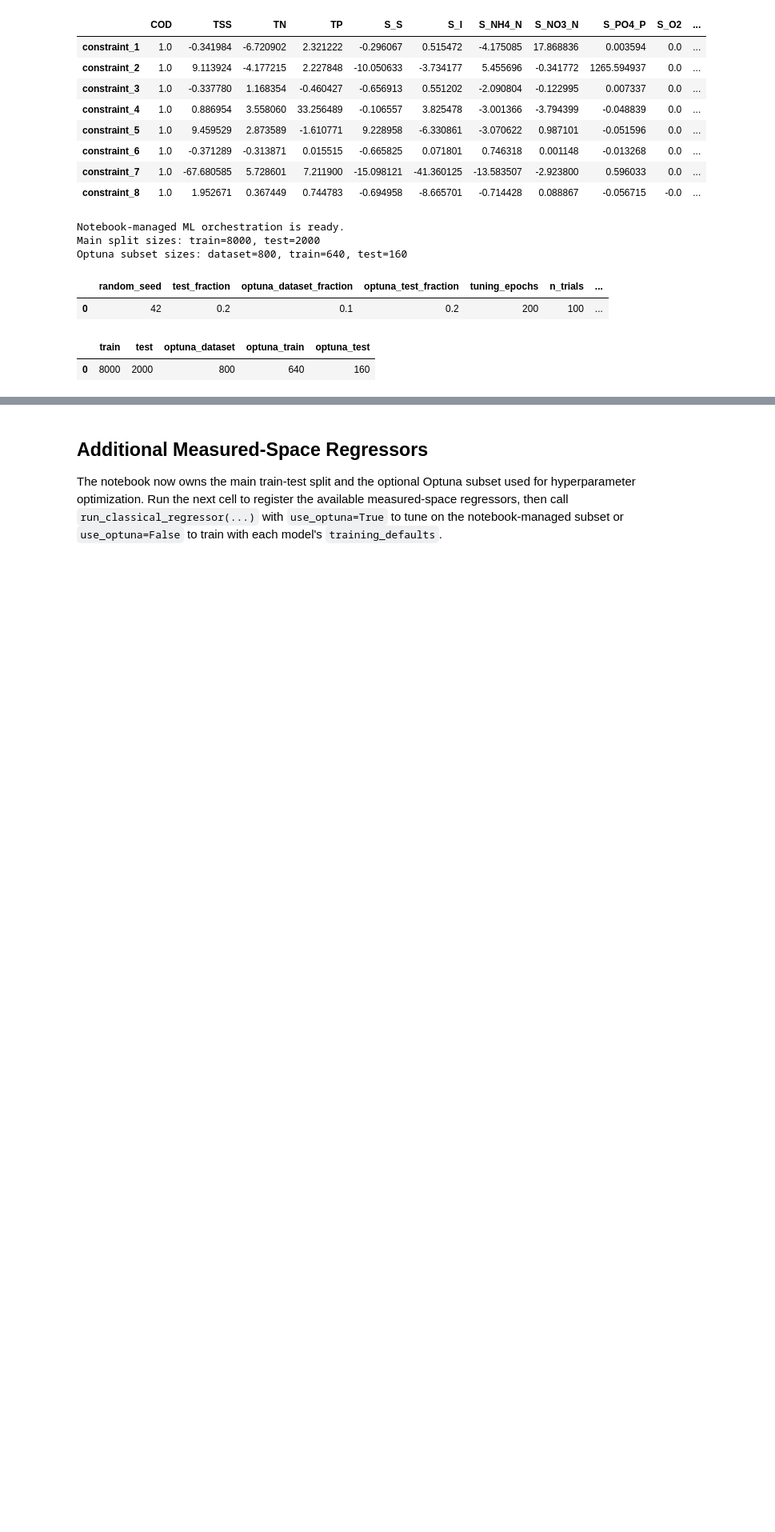
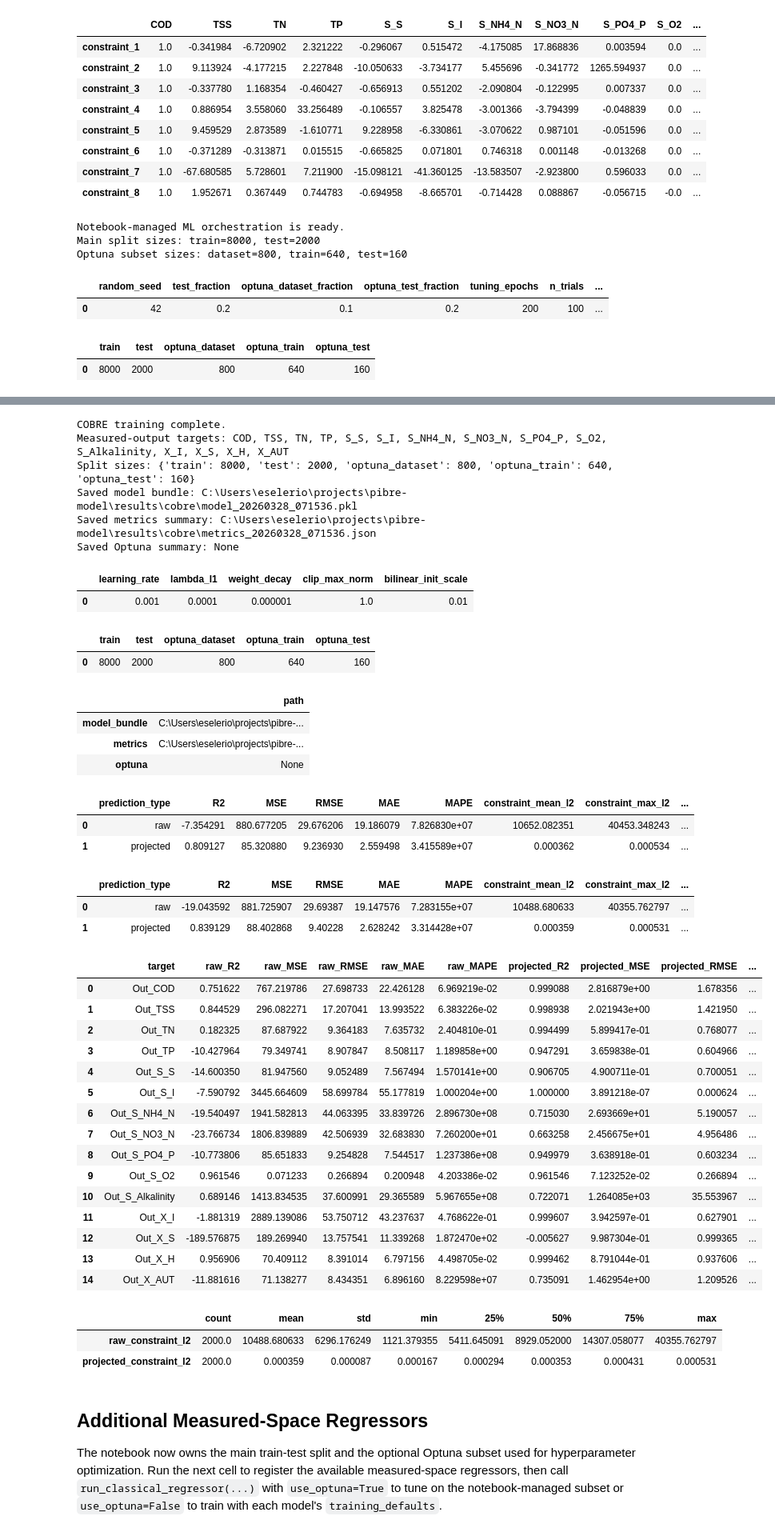
Before and after one commit to egbertoselerio1997/pibre-model, a Jupyter notebook: main.ipynb, the cells around one changed output, grey strips where cells are left out. Shown at 80% size. Cells and saved outputs as stored; diff of their text form; code cells hidden in the pictures; blank space fills up the shorter version.

```diff
--- a/main.ipynb
+++ b/main.ipynb
@@ -241,11 +282,10 @@ from src.models.ml import load_cobre_params, run_cobre_pipeline
 from src.utils.train import tune_cobre_hyperparameters
 
 cobre_params = load_cobre_params()
-use_cobre_optuna = False
 
 cobre_hyperparameters = dict(cobre_params["training_defaults"])
 cobre_optuna_summary = None
-if use_cobre_optuna:
+if USE_OPTUNA:
     cobre_hyperparameters, cobre_optuna_summary = tune_cobre_hyperparameters(
         tuning_dataset_splits.train,
         tuning_dataset_splits.test,
@@ -253,33 +293,73 @@ if use_cobre_optuna:
         model_params=cobre_params,
         tuning_epochs=int(ml_orchestration["tuning_epochs"]),
         n_trials=int(ml_orchestration["n_trials"]),
         timeout=ml_orchestration["timeout_seconds"],
     )
 
 cobre_result = run_cobre_pipeline(
     main_dataset_splits.train,
     main_dataset_splits.test,
     A_matrix,
     model_params=cobre_params,
     model_hyperparameters=cobre_hyperparameters,
     optuna_summary=cobre_optuna_summary,
     persist_artifacts=True,
 )
 
 print("COBRE training complete.")
 print(f"Measured-output targets: {', ' .join(metadata['measured_output_columns'])}")
 print(f"Split sizes: {split_sizes}")
 print(f"Saved model bundle: {cobre_result['artifact_paths']['model_bundle']}")
 print(f"Saved metrics summary: {cobre_result['artifact_paths']['metrics']}")
 print(f"Saved Optuna summary: {cobre_result['artifact_paths']['optuna']}")
 
 display(pd.DataFrame([cobre_result["best_hyperparameters"]]))
 display(pd.DataFrame([split_sizes]))
 display(pd.Series(cobre_result["artifact_paths"], name="path").to_frame())
 display(cobre_result["train_report"]["aggregate_metrics"])
 display(cobre_result["test_report"]["aggregate_metrics"])
 display(cobre_result["test_report"]["per_target_metrics"])
 display(cobre_result["test_report"]["constraint_residuals"].describe().T)
+# %% [output]
+COBRE training complete.
+Measured-output targets: COD, TSS, TN, TP, S_S, S_I, S_NH4_N, S_NO3_N, S_PO4_P, S_O2, S_Alkalinity, X_I, X_S, X_H, X_AUT
+Split sizes: {'train': 8000, 'test': 2000, 'optuna_dataset': 800, 'optuna_train': 640, 'optuna_test': 160}
+Saved model bundle: C:\Users\eselerio\projects\pibre-model\results\cobre\model_20260328_071536.pkl
+Saved metrics summary: C:\Users\eselerio\projects\pibre-model\results\cobre\metrics_20260328_071536.json
+Saved Optuna summary: None
+|  | learning_rate | lambda_l1 | weight_decay | clip_max_norm | bilinear_init_scale |
+| 0 | 0.001 | 0.0001 | 0.000001 | 1.0 | 0.01 |
+|  | train | test | optuna_dataset | optuna_train | optuna_test |
+| 0 | 8000 | 2000 | 800 | 640 | 160 |
+|  | path |
+| model_bundle | C:\Users\eselerio\projects\pibre-... |
+| metrics | C:\Users\eselerio\projects\pibre-... |
+| optuna | None |
+|  | prediction_type | R2 | MSE | RMSE | MAE | MAPE | constraint_mean_l2 | constraint_max_l2 | ... |
+| 0 | raw | -7.354291 | 880.677205 | 29.676206 | 19.186079 | 7.826830e+07 | 10652.082351 | 40453.348243 | ... |
+| 1 | projected | 0.809127 | 85.320880 | 9.236930 | 2.559498 | 3.415589e+07 | 0.000362 | 0.000534 | ... |
+|  | prediction_type | R2 | MSE | RMSE | MAE | MAPE | constraint_mean_l2 | constraint_max_l2 | ... |
+| 0 | raw | -19.043592 | 881.725907 | 29.69387 | 19.147576 | 7.283155e+07 | 10488.680633 | 40355.762797 | ... |
+| 1 | projected | 0.839129 | 88.402868 | 9.40228 | 2.628242 | 3.314428e+07 | 0.000359 | 0.000531 | ... |
+|  | target | raw_R2 | raw_MSE | raw_RMSE | raw_MAE | raw_MAPE | projected_R2 | projected_MSE | projected_RMSE | ... |
+| 0 | Out_COD | 0.751622 | 767.219786 | 27.698733 | 22.426128 | 6.969219e-02 | 0.999088 | 2.816879e+00 | 1.678356 | ... |
+| 1 | Out_TSS | 0.844529 | 296.082271 | 17.207041 | 13.993522 | 6.383226e-02 | 0.998938 | 2.021943e+00 | 1.421950 | ... |
+| 2 | Out_TN | 0.182325 | 87.687922 | 9.364183 | 7.635732 | 2.404810e-01 | 0.994499 | 5.899417e-01 | 0.768077 | ... |
+| 3 | Out_TP | -10.427964 | 79.349741 | 8.907847 | 8.508117 | 1.189858e+00 | 0.947291 | 3.659838e-01 | 0.604966 | ... |
+| 4 | Out_S_S | -14.600350 | 81.947560 | 9.052489 | 7.567494 | 1.570141e+00 | 0.906705 | 4.900711e-01 | 0.700051 | ... |
+| 5 | Out_S_I | -7.590792 | 3445.664609 | 58.699784 | 55.177819 | 1.000204e+00 | 1.000000 | 3.891218e-07 | 0.000624 | ... |
+| 6 | Out_S_NH4_N | -19.540497 | 1941.582813 | 44.063395 | 33.839726 | 2.896730e+08 | 0.715030 | 2.693669e+01 | 5.190057 | ... |
+| 7 | Out_S_NO3_N | -23.766734 | 1806.839889 | 42.506939 | 32.683830 | 7.260200e+01 | 0.663258 | 2.456675e+01 | 4.956486 | ... |
+| 8 | Out_S_PO4_P | -10.773806 | 85.651833 | 9.254828 | 7.544517 | 1.237386e+08 | 0.949979 | 3.638918e-01 | 0.603234 | ... |
+| 9 | Out_S_O2 | 0.961546 | 0.071233 | 0.266894 | 0.200948 | 4.203386e-02 | 0.961546 | 7.123252e-02 | 0.266894 | ... |
+| 10 | Out_S_Alkalinity | 0.689146 | 1413.834535 | 37.600991 | 29.365589 | 5.967655e+08 | 0.722071 | 1.264085e+03 | 35.553967 | ... |
+| 11 | Out_X_I | -1.881319 | 2889.139086 | 53.750712 | 43.237637 | 4.768622e-01 | 0.999607 | 3.942597e-01 | 0.627901 | ... |
+| 12 | Out_X_S | -189.576875 | 189.269940 | 13.757541 | 11.339268 | 1.872470e+02 | -0.005627 | 9.987304e-01 | 0.999365 | ... |
+| 13 | Out_X_H | 0.956906 | 70.409112 | 8.391014 | 6.797156 | 4.498705e-02 | 0.999462 | 8.791044e-01 | 0.937606 | ... |
+| 14 | Out_X_AUT | -11.881616 | 71.138277 | 8.434351 | 6.896160 | 8.229598e+07 | 0.735091 | 1.462954e+00 | 1.209526 | ... |
+|  | count | mean | std | min | 25% | 50% | 75% | max |
+| raw_constraint_l2 | 2000.0 | 10488.680633 | 6296.176249 | 1121.379355 | 5411.645091 | 8929.052000 | 14307.058077 | 40355.762797 |
+| projected_constraint_l2 | 2000.0 | 0.000359 | 0.000087 | 0.000167 | 0.000294 | 0.000353 | 0.000431 | 0.000531 |
 # %% [markdown]
 ## Additional Measured-Space Regressors
 
```
Also changed, not shown: parts of 4 cells of this notebook, 1 other file.
